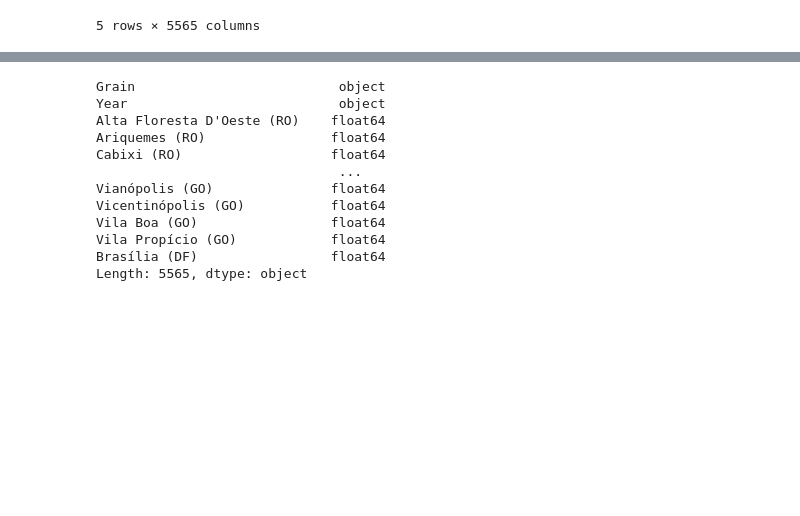
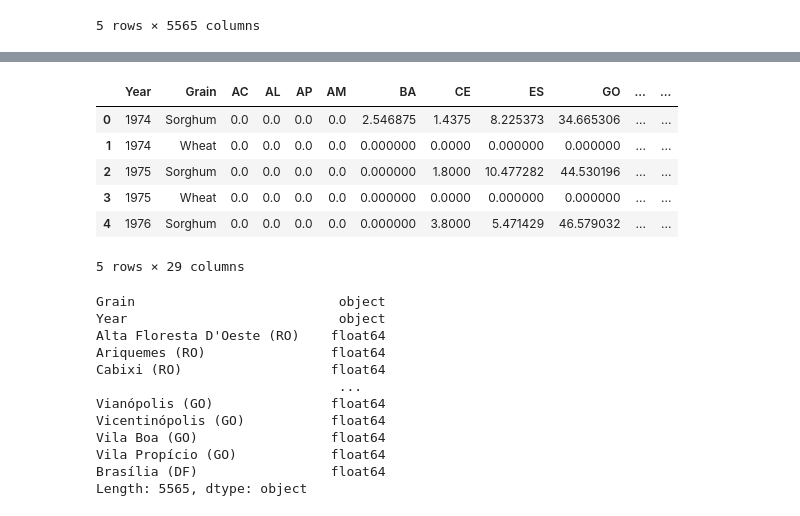
Before and after one commit to thiagomrs/icd2021projetoFinal, a Jupyter notebook: yield.ipynb, the cells around one changed output, grey strips where cells are left out. Cells and saved outputs as stored; diff of their text form; code cells hidden in the pictures; blank space fills up the shorter version.

Commit message:
estados

```diff
--- a/yield.ipynb
+++ b/yield.ipynb
@@ -23,0 +39,5 @@ df_yield.head()
+# %%
+estados = ['AC', 'AL', 'AP', 'AM', 'BA', 'CE', 'ES', 'GO', 'MA', 'MT', 'MS', 'MG', 'PA', 'PB', 'PR', 'PE', 'PI', 'RJ', 'RN', 'RS', 'RO', 'RR', 'SC', 'SP', 'SE', 'TO', 'DF']
+# %%
+df_states = df_yield[['Year', 'Grain']].copy()
+df_states.head()
@@ -24,3 +51,16 @@ df_yield.head()
+# %%
+for estado in estados:
+    df_states[estado] = df_yield.filter(regex=(".*\(({})\)".format(estado)), axis=1).sum(axis=1, numeric_only=True)
+# %%
+df_states.head()
+# %% [output]
+|  | Year | Grain | AC | AL | AP | AM | BA | CE | ES | GO | ... | ... |
+| 0 | 1974 | Sorghum | 0.0 | 0.0 | 0.0 | 0.0 | 2.546875 | 1.4375 | 8.225373 | 34.665306 | ... | ... |
+| 1 | 1974 | Wheat | 0.0 | 0.0 | 0.0 | 0.0 | 0.000000 | 0.0000 | 0.000000 | 0.000000 | ... | ... |
+| 2 | 1975 | Sorghum | 0.0 | 0.0 | 0.0 | 0.0 | 0.000000 | 1.8000 | 10.477282 | 44.530196 | ... | ... |
+| 3 | 1975 | Wheat | 0.0 | 0.0 | 0.0 | 0.0 | 0.000000 | 0.0000 | 0.000000 | 0.000000 | ... | ... |
+| 4 | 1976 | Sorghum | 0.0 | 0.0 | 0.0 | 0.0 | 0.000000 | 3.8000 | 5.471429 | 46.579032 | ... | ... |
+5 rows × 29 columns
 # %%
 df_yield['Year'] = df_yield['Year'].astype(str)
 df_yield.dtypes
```
Also changed, not shown: parts of 2 cells of this notebook.
